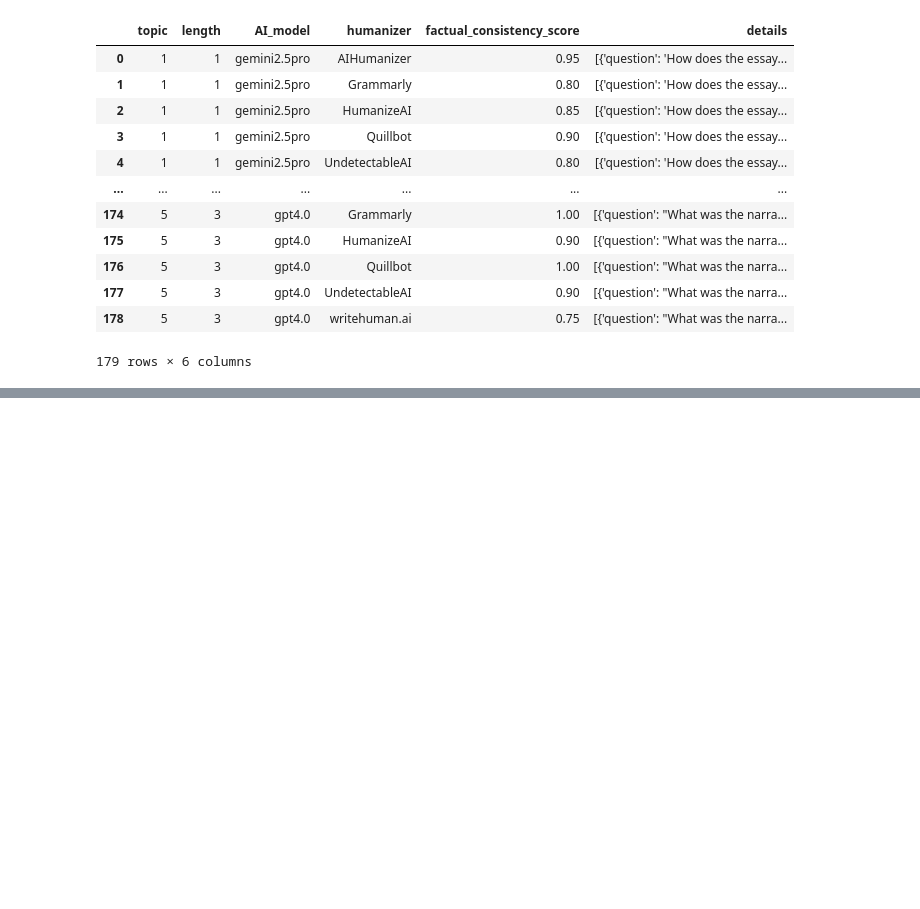
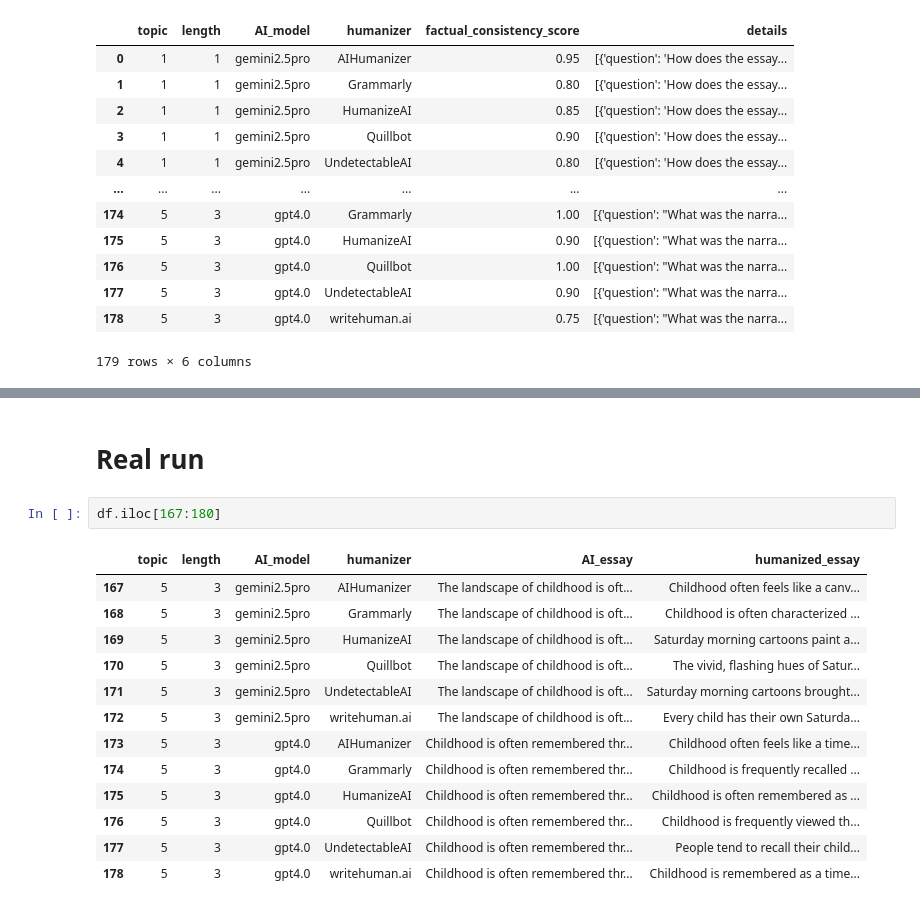
Before and after one commit to warit-tee/FYP, a Jupyter notebook: factual/fact.ipynb, the cells around one changed output, grey strips where cells are left out. Drawn from its saved outputs; the diff is of its cells as text; blank space fills up the shorter version.

```diff
--- a/factual/fact.ipynb
+++ b/factual/fact.ipynb
@@ -349,0 +497,18 @@ display(results_df)
+# %% [markdown]
+# Real run
+# %%
+df.iloc[167:180]
+# %% [output]
+|  | topic | length | AI_model | humanizer | AI_essay | humanized_essay |
+| 167 | 5 | 3 | gemini2.5pro | AIHumanizer | The landscape of childhood is oft... | Childhood often feels like a canv... |
+| 168 | 5 | 3 | gemini2.5pro | Grammarly | The landscape of childhood is oft... | Childhood is often characterized ... |
+| 169 | 5 | 3 | gemini2.5pro | HumanizeAI | The landscape of childhood is oft... | Saturday morning cartoons paint a... |
+| 170 | 5 | 3 | gemini2.5pro | Quillbot | The landscape of childhood is oft... | The vivid, flashing hues of Satur... |
+| 171 | 5 | 3 | gemini2.5pro | UndetectableAI | The landscape of childhood is oft... | Saturday morning cartoons brought... |
+| 172 | 5 | 3 | gemini2.5pro | writehuman.ai | The landscape of childhood is oft... | Every child has their own Saturda... |
+| 173 | 5 | 3 | gpt4.0 | AIHumanizer | Childhood is often remembered thr... | Childhood often feels like a time... |
+| 174 | 5 | 3 | gpt4.0 | Grammarly | Childhood is often remembered thr... | Childhood is frequently recalled ... |
+| 175 | 5 | 3 | gpt4.0 | HumanizeAI | Childhood is often remembered thr... | Childhood is often remembered as ... |
+| 176 | 5 | 3 | gpt4.0 | Quillbot | Childhood is often remembered thr... | Childhood is frequently viewed th... |
+| 177 | 5 | 3 | gpt4.0 | UndetectableAI | Childhood is often remembered thr... | People tend to recall their child... |
+| 178 | 5 | 3 | gpt4.0 | writehuman.ai | Childhood is often remembered thr... | Childhood is remembered as a time... |
```
Also changed, not shown: parts of 7 cells of this notebook, 1 other file.
